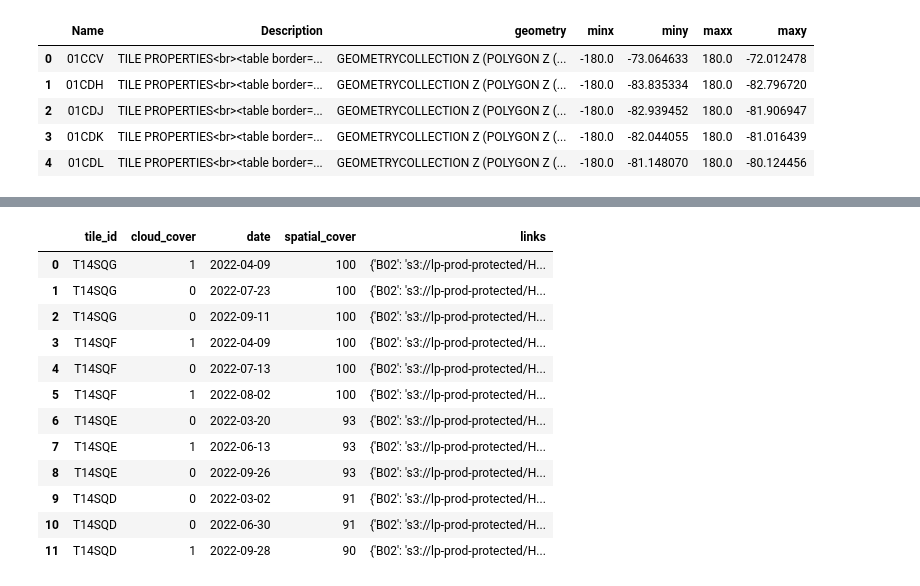
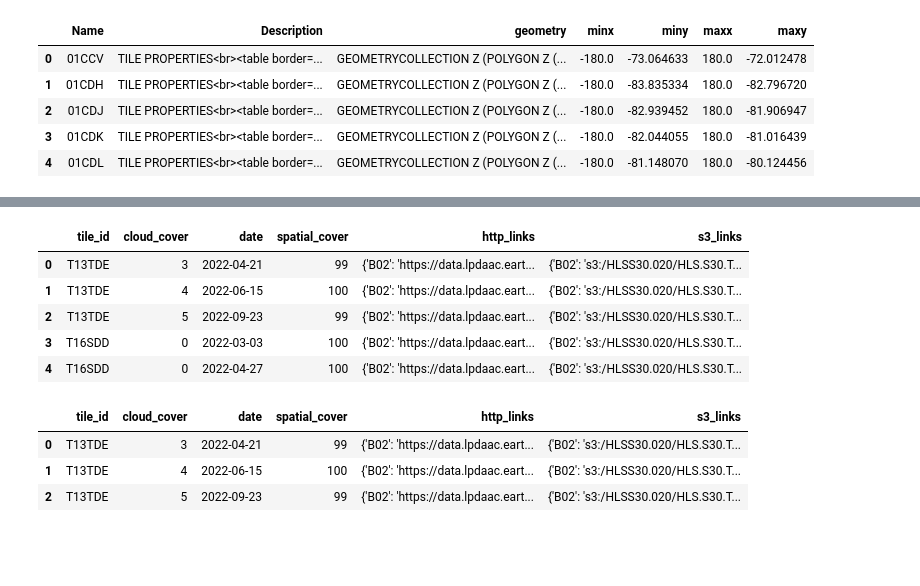
Before and after one commit to ClarkCGA/cloud-gap-filling-td, a Jupyter notebook: HLSTest/HLSV2.ipynb, the cells around one changed output, grey strips where cells are left out. Cells and saved outputs as stored; diff of their text form; code cells hidden in the pictures; blank space fills up the shorter version.

```diff
--- a/HLSTest/HLSV2.ipynb
+++ b/HLSTest/HLSV2.ipynb
@@ -97,6 +83,9 @@ for item in chips['features']:
     chip_ids.append(item['properties']['id'])
     chip_x.append(item['properties']['center'][0])
     chip_y.append(item['properties']['center'][1])
+# %%
+with open("/data/requirements/chip_ids.json", "w") as f:
+    json.dump(chip_ids, f, indent=2)
 # %%
 fiona.drvsupport.supported_drivers['KML'] = 'rw'
 tile_src = geopandas.read_file(kml_file, driver='KML')
@@ -164,6 +136,7 @@ tiles[0:5]
 STAC_URL = 'https://cmr.earthdata.nasa.gov/stac'
 catalog = Client.open(f'{STAC_URL}/LPCLOUD/')
 # %%
+# Original 5 percentage query
 tile_list = []
 print(f"There are a total of {len(tiles)} tiles")
 tile_iter = 0
@@ -185,34 +158,32 @@ for current_tile in tiles:
 
     tile_name = "T" + current_tile
     iter_items = 0
-    print(f"Gathering information for tile {tile_name}")
-    print(f"There are a total of {num_results} matching tiles for chip_{first_chip_id}'s geometry")
-
-    for i in tqdm(item_collection):
+    for i in tqdm(item_collection ,desc=f"({tile_iter}/{len(tiles)})"):
         if i.id.split('.')[2] == tile_name:
             if i.properties['eo:cloud_cover'] <= cloud_thres:
                 response = requests.get(i.assets['metadata'].href)
                 if response.status_code == 200:
                     temp_xml = response.text
                     temp_xml = xmltodict.parse(temp_xml)
-                    # print(temp_xml['Granule']['AdditionalAttributes']['AdditionalAttribute'][3]['Values']['Value'])
                     temp_dict = {"tile_id": tile_name, "cloud_cover": i.properties['eo:cloud_cover'],
                                  "date": datetime.datetime.strptime(i.properties['datetime'].split('T')[0], "%Y-%m-%d"),
                                  "spatial_cover": int(temp_xml['Granule']['AdditionalAttributes']['AdditionalAttribute'][3]['Values']['Value']),
-                                 "links": {"B02": i.assets['B02'].href.replace('https://data.lpdaac.earthdatacloud.nasa.gov/', 's3://'),
-                                           "B03": i.assets['B03'].href.replace('https://data.lpdaac.earthdatacloud.nasa.gov/', 's3://'),
-                                           "B04": i.assets['B04'].href.replace('https://data.lpdaac.earthdatacloud.nasa.gov/', 's3://'),
-                                           "B8A": i.assets['B8A'].href.replace('https://data.lpdaac.earthdatacloud.nasa.gov/', 's3://'),
-                                           "B11": i.assets['B11'].href.replace('https://data.lpdaac.earthdatacloud.nasa.gov/', 's3://'),
-                                           "B12": i.assets['B12'].href.replace('https://data.lpdaac.earthdatacloud.nasa.gov/', 's3://'),
-                                           "Fmask": i.assets['Fmask'].href.replace('https://data.lpdaac.earthdatacloud.nasa.gov/', 's3://')}}
+                                 "http_links": {"B02": i.assets['B02'].href, "B03": i.assets['B03'].href, "B04": i.assets['B04'].href,  "B8A": i.assets['B8A'].href,
+                                                "B11": i.assets['B11'].href, "B12": i.assets['B12'].href, "Fmask": i.assets['Fmask']},
+                                "s3_links": {"B02": i.assets['B02'].href.replace('https://data.lpdaac.earthdatacloud.nasa.gov/lp-prod-protected/', 's3:/'),
+                                             "B03": i.assets['B03'].href.replace('https://data.lpdaac.earthdatacloud.nasa.gov/lp-prod-protected/', 's3:/'),
+                                             "B04": i.assets['B04'].href.replace('https://data.lpdaac.earthdatacloud.nasa.gov/lp-prod-protected/', 's3:/'),
+                                             "B8A": i.assets['B8A'].href.replace('https://data.lpdaac.earthdatacloud.nasa.gov/lp-prod-protected/', 's3:/'),
+                                             "B11": i.assets['B11'].href.replace('https://data.lpdaac.earthdatacloud.nasa.gov/lp-prod-protected/', 's3:/'),
+                                             "B12": i.assets['B12'].href.replace('https://data.lpdaac.earthdatacloud.nasa.gov/lp-prod-protected/', 's3:/'),
+                                             "Fmask": i.assets['Fmask'].href.replace('https://data.lpdaac.earthdatacloud.nasa.gov/lp-prod-protected/', 's3:/')}}
                     tile_list.append(temp_dict)
                     iter_items += 1
                 else:
                     assert False, f"Failed to fetch XML from {i.assets['metadata'].href}. Error code: {response.status_code}"
 
     tile_iter += 1
-    print(f"Information for tile {tile_name} is collected, a total of {iter_items} out of {num_results} tiles pass the filter ({tile_iter}/{len(tiles)})")
+    #print(f"Information for tile {tile_name} is collected, a total of {iter_items} out of {num_results} tiles pass the filter ({tile_iter}/{len(tiles)})")
 
 
 tile_df = pd.DataFrame(tile_list)
@@ -256,0 +194,2 @@ There are a total of 162 matching tiles for chip_002_124's geometry
+# %%
+tile_df = pd.read_csv("/data/requirements/tile_df.csv")
@@ -315,16 +260,16 @@ selected_tiles = select_scenes(cover_df)
+# %%
+selected_tiles.head()
+# %% [output]
+|  | tile_id | cloud_cover | date | spatial_cover | http_links | s3_links |
+| 0 | T13TDE | 3 | 2022-04-21 | 99 | {'B02': 'https://data.lpdaac.eart... | {'B02': 's3:/HLSS30.020/HLS.S30.T... |
+| 1 | T13TDE | 4 | 2022-06-15 | 100 | {'B02': 'https://data.lpdaac.eart... | {'B02': 's3:/HLSS30.020/HLS.S30.T... |
+| 2 | T13TDE | 5 | 2022-09-23 | 99 | {'B02': 'https://data.lpdaac.eart... | {'B02': 's3:/HLSS30.020/HLS.S30.T... |
+| 3 | T16SDD | 0 | 2022-03-03 | 100 | {'B02': 'https://data.lpdaac.eart... | {'B02': 's3:/HLSS30.020/HLS.S30.T... |
+| 4 | T16SDD | 0 | 2022-04-27 | 100 | {'B02': 'https://data.lpdaac.eart... | {'B02': 's3:/HLSS30.020/HLS.S30.T... |
 # %%
-selected_tiles.head(12)
+selected_tiles[selected_tiles.tile_id == "T13TDE"]
 # %% [output]
-|  | tile_id | cloud_cover | date | spatial_cover | links |
-| 0 | T14SQG | 1 | 2022-04-09 | 100 | {'B02': 's3://lp-prod-protected/H... |
-| 1 | T14SQG | 0 | 2022-07-23 | 100 | {'B02': 's3://lp-prod-protected/H... |
-| 2 | T14SQG | 0 | 2022-09-11 | 100 | {'B02': 's3://lp-prod-protected/H... |
-| 3 | T14SQF | 1 | 2022-04-09 | 100 | {'B02': 's3://lp-prod-protected/H... |
-| 4 | T14SQF | 0 | 2022-07-13 | 100 | {'B02': 's3://lp-prod-protected/H... |
-| 5 | T14SQF | 1 | 2022-08-02 | 100 | {'B02': 's3://lp-prod-protected/H... |
-| 6 | T14SQE | 0 | 2022-03-20 | 93 | {'B02': 's3://lp-prod-protected/H... |
-| 7 | T14SQE | 1 | 2022-06-13 | 93 | {'B02': 's3://lp-prod-protected/H... |
-| 8 | T14SQE | 0 | 2022-09-26 | 93 | {'B02': 's3://lp-prod-protected/H... |
-| 9 | T14SQD | 0 | 2022-03-02 | 91 | {'B02': 's3://lp-prod-protected/H... |
-| 10 | T14SQD | 0 | 2022-06-30 | 91 | {'B02': 's3://lp-prod-protected/H... |
-| 11 | T14SQD | 1 | 2022-09-28 | 90 | {'B02': 's3://lp-prod-protected/H... |
+|  | tile_id | cloud_cover | date | spatial_cover | http_links | s3_links |
+| 0 | T13TDE | 3 | 2022-04-21 | 99 | {'B02': 'https://data.lpdaac.eart... | {'B02': 's3:/HLSS30.020/HLS.S30.T... |
+| 1 | T13TDE | 4 | 2022-06-15 | 100 | {'B02': 'https://data.lpdaac.eart... | {'B02': 's3:/HLSS30.020/HLS.S30.T... |
+| 2 | T13TDE | 5 | 2022-09-23 | 99 | {'B02': 'https://data.lpdaac.eart... | {'B02': 's3:/HLSS30.020/HLS.S30.T... |
```
Also changed, not shown: parts of 51 cells of this notebook, 2 other files.
